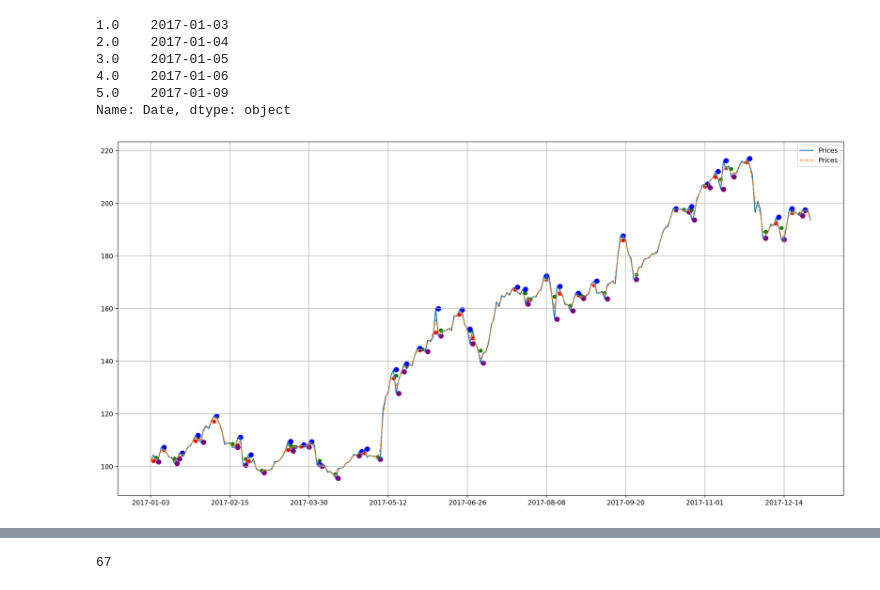
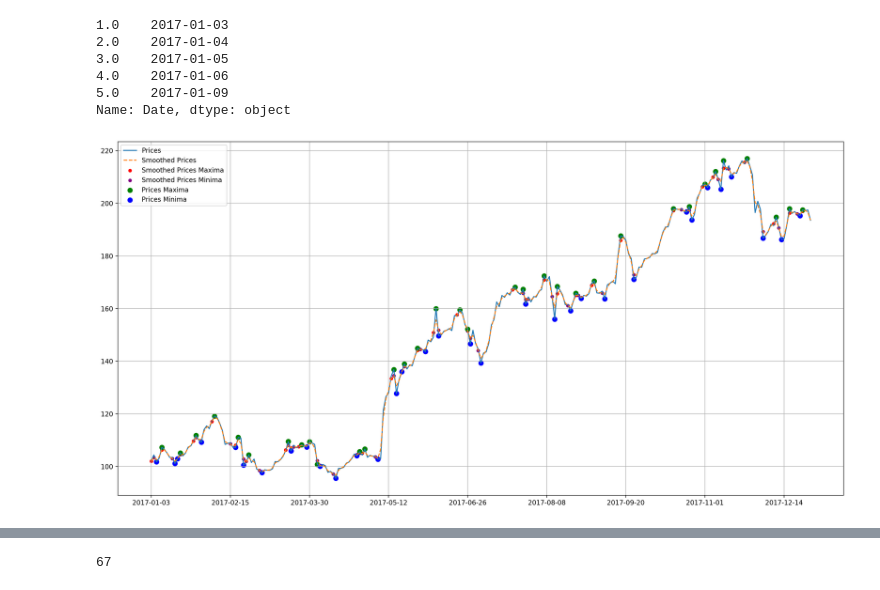
Before and after one commit to Albert-Z-Guo/Deep-Reinforcement-Stock-Trading, a Jupyter notebook: visualizations/pattern_identification.ipynb, the cells around one changed output, grey strips where cells are left out. Drawn from its saved outputs; the diff is of its cells as text; code cells hidden in the pictures.

```diff
--- a/visualizations/pattern_identification.ipynb
+++ b/visualizations/pattern_identification.ipynb
@@ -82,24 +82,24 @@ for i in smooth_prices_min_indices:
 # %%
 fig, ax = plt.subplots(figsize=(20,10), dpi=200)
 
 ax.plot(dates, prices, label='Prices')
-ax.plot(dates, smooth_prices, label='Prices', linestyle='dashed')
+ax.plot(dates, smooth_prices, label='Smoothed Prices', linestyle='dashed')
 ax.set_xticks(np.arange(0, len(dates), 30))
 
 smooth_prices_max = smooth_prices.loc[smooth_prices_max_indices]
 smooth_prices_min = smooth_prices.loc[smooth_prices_min_indices]
 price_max = prices.loc[price_max_indices]
 price_min = prices.loc[price_min_indices]
 
-ax.scatter(smooth_prices_max.index.values, smooth_prices_max.values, s=25, color='red')
-ax.scatter(smooth_prices_min.index.values, smooth_prices_min.values, s=25, color='green')
+ax.scatter(dates.loc[smooth_prices_max.index], smooth_prices_max.values, s=20, color='red', label='Smoothed Prices Maxima')
+ax.scatter(dates.loc[smooth_prices_min.index], smooth_prices_min.values, s=20, color='purple', label='Smoothed Prices Minima')
 
-ax.scatter(price_max.index.values, price_max.values, s=50, color='blue')
-ax.scatter(price_min.index.values, price_min.values, s=50, color='purple')
-ax.legend()
+ax.scatter(dates.loc[price_max.index], price_max.values, s=50, color='green', label='Prices Maxima')
+ax.scatter(dates.loc[price_min.index], price_min.values, s=50, color='blue', label='Prices Minima')
+ax.legend(loc='upper left')
 ax.grid()
 # %% [output]
-[figure, old version]
+[figure, new version]
 # %%
 def plot_window(prices, smooth_prices,
                 smooth_prices_max_indices, smooth_prices_min_indices,
```
Also changed, not shown: parts of 3 cells of this notebook.
